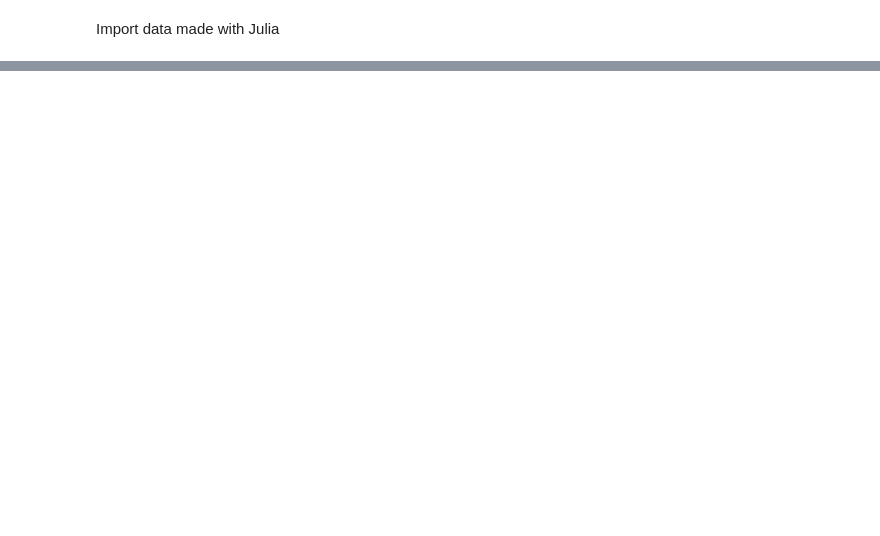
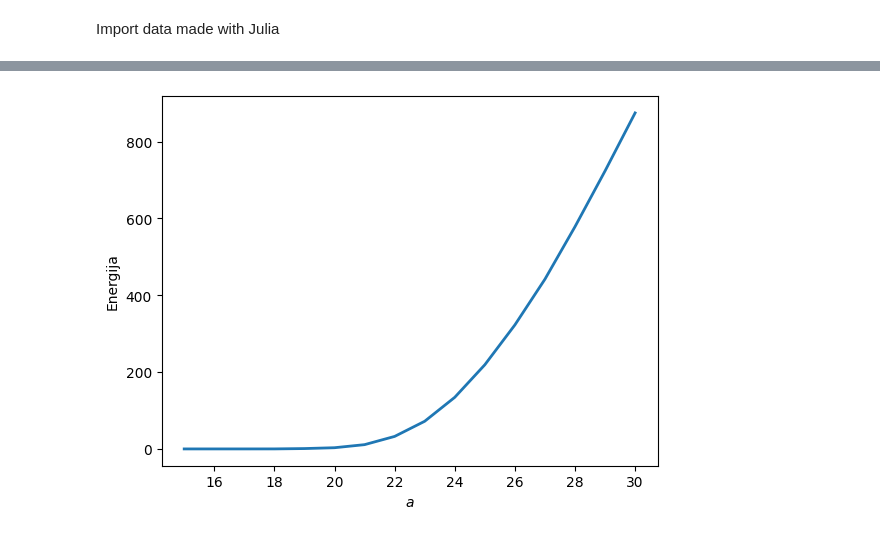
Before and after one commit to tinaaah/magistrska, a Jupyter notebook: code/test_jl.ipynb, the cells around one changed output, grey strips where cells are left out. Drawn from its saved outputs; the diff is of its cells as text; code cells hidden in the pictures; blank space fills up the shorter version.

```diff
--- a/code/test_jl.ipynb
+++ b/code/test_jl.ipynb
@@ -126,0 +130,15 @@ plt.show()
+# %%
+json_data = open("one_run.json")
+data = json.load(json_data)
+json_data.close()
+
+distribution = data["distribution"]
+# %%
+with np.load('one_run.npz') as data:
+    coord_number = data['Z']
+    Energy = data['E']
+    accepted = data['accepted_theta']
+    rejected = data['rejected_theta']
+    correlation = data['correlation']
+    grid = data['grid']
+    a_range = data['a_range']
@@ -126,0 +188,19 @@ plt.show()
+# %%
+## Energy
+all_energy = 0.5*np.sum(Energy, axis=1)
+# energy_deviation = np.std(Energy, axis=0)
+# all_energy = np.average(Energy[:,-1])
+
+x = a_range
+y = all_energy
+
+# np.savetxt("../gnuplot/a_005_energy.txt", np.c_[a_range, all_energy, energy_deviation],
+            # header = "a, energy, energy deviation", delimiter='\t')
+
+plt.plot(x,y,linewidth=2)
+plt.xlabel("$a$")
+plt.ylabel("Energija")
+plt.show()
+# tikzplotlib.save("test.tex")
+# %% [output]
+[figure, added]
```
Also changed, not shown: parts of 21 cells of this notebook, 47 other files.
